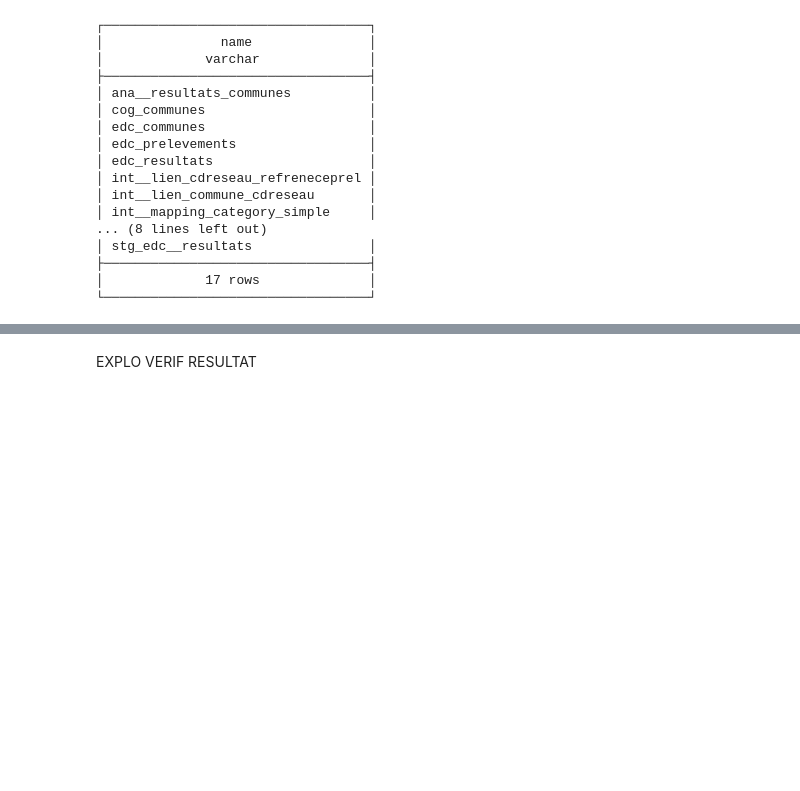
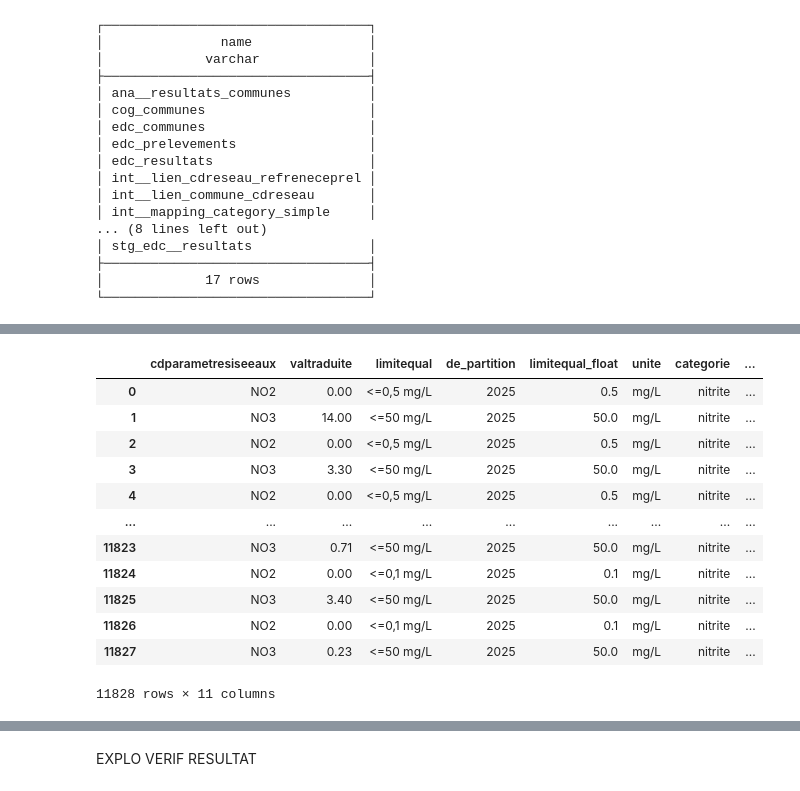
Before and after one commit to dataforgoodfr/13_pollution_eau, a Jupyter notebook: analytics/notebooks/résultat_nitrates_dbt_model.ipynb, the cells around one changed output, grey strips where cells are left out. Drawn from its saved outputs; the diff is of its cells as text; code cells hidden in the pictures; blank space fills up the shorter version.

```diff
--- a/analytics/notebooks/résultat_nitrates_dbt_model.ipynb
+++ b/analytics/notebooks/résultat_nitrates_dbt_model.ipynb
@@ -36,0 +153,22 @@ con.sql('show tables')
+# %%
+#récupération des derniers prélèvement par paramètres sans referenceprel
+query_prel_param_ss_ref = """
+SELECT * EXCLUDE referenceprel
+FROM dernier_prel
+"""
+prel_param_ss_ref = con.sql(query_prel_param_ss_ref).df()
+prel_param_ss_ref
+# %% [output]
+|  | cdparametresiseeaux | valtraduite | limitequal | de_partition | limitequal_float | unite | categorie | ... |
+| 0 | NO2 | 0.00 | <=0,5 mg/L | 2025 | 0.5 | mg/L | nitrite | ... |
+| 1 | NO3 | 14.00 | <=50 mg/L | 2025 | 50.0 | mg/L | nitrite | ... |
+| 2 | NO2 | 0.00 | <=0,5 mg/L | 2025 | 0.5 | mg/L | nitrite | ... |
+| 3 | NO3 | 3.30 | <=50 mg/L | 2025 | 50.0 | mg/L | nitrite | ... |
+| 4 | NO2 | 0.00 | <=0,5 mg/L | 2025 | 0.5 | mg/L | nitrite | ... |
+| ... | ... | ... | ... | ... | ... | ... | ... | ... |
+| 11823 | NO3 | 0.71 | <=50 mg/L | 2025 | 50.0 | mg/L | nitrite | ... |
+| 11824 | NO2 | 0.00 | <=0,1 mg/L | 2025 | 0.1 | mg/L | nitrite | ... |
+| 11825 | NO3 | 3.40 | <=50 mg/L | 2025 | 50.0 | mg/L | nitrite | ... |
+| 11826 | NO2 | 0.00 | <=0,1 mg/L | 2025 | 0.1 | mg/L | nitrite | ... |
+| 11827 | NO3 | 0.23 | <=50 mg/L | 2025 | 50.0 | mg/L | nitrite | ... |
+11828 rows × 11 columns
```
Also changed, not shown: parts of 30 cells of this notebook.
